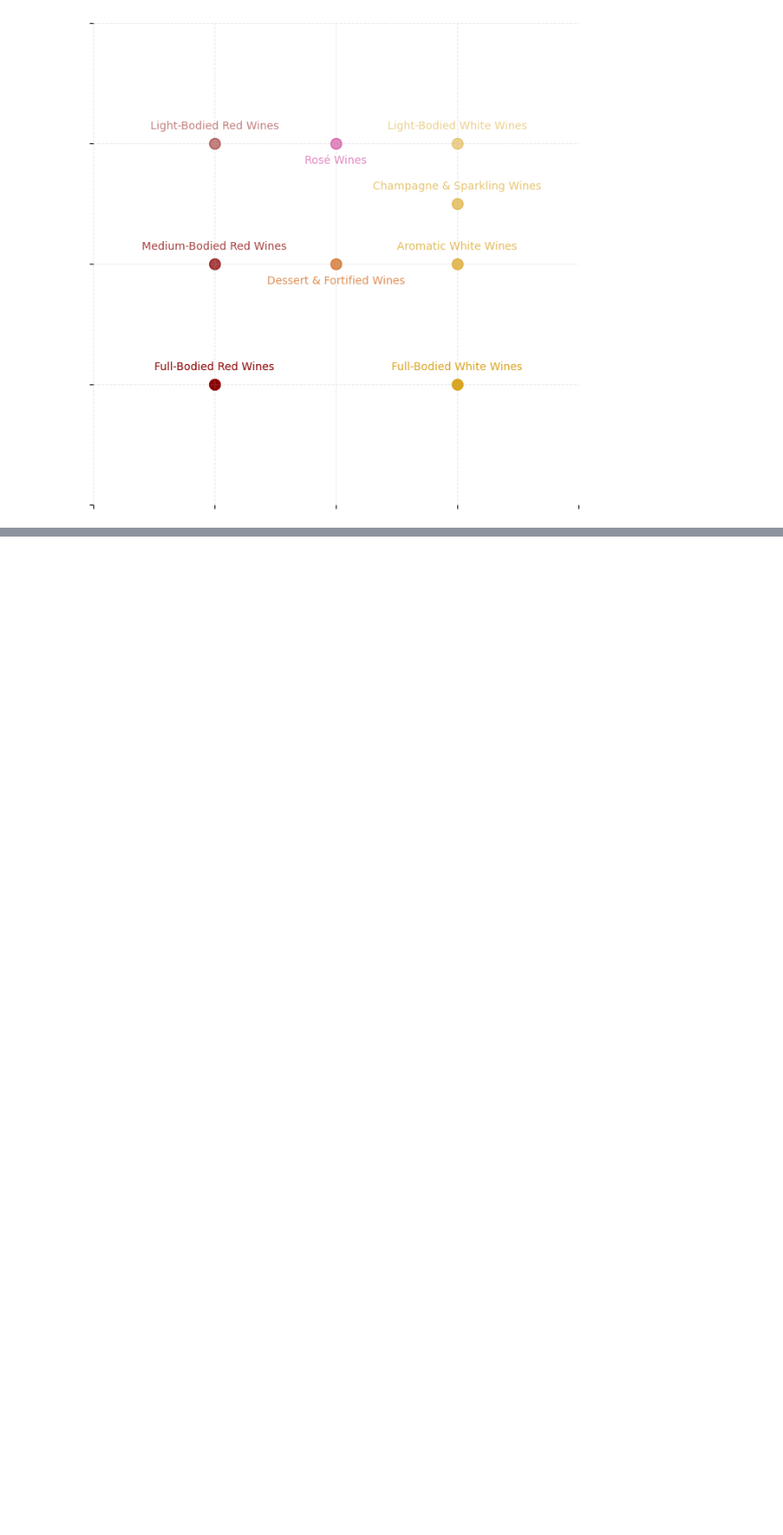
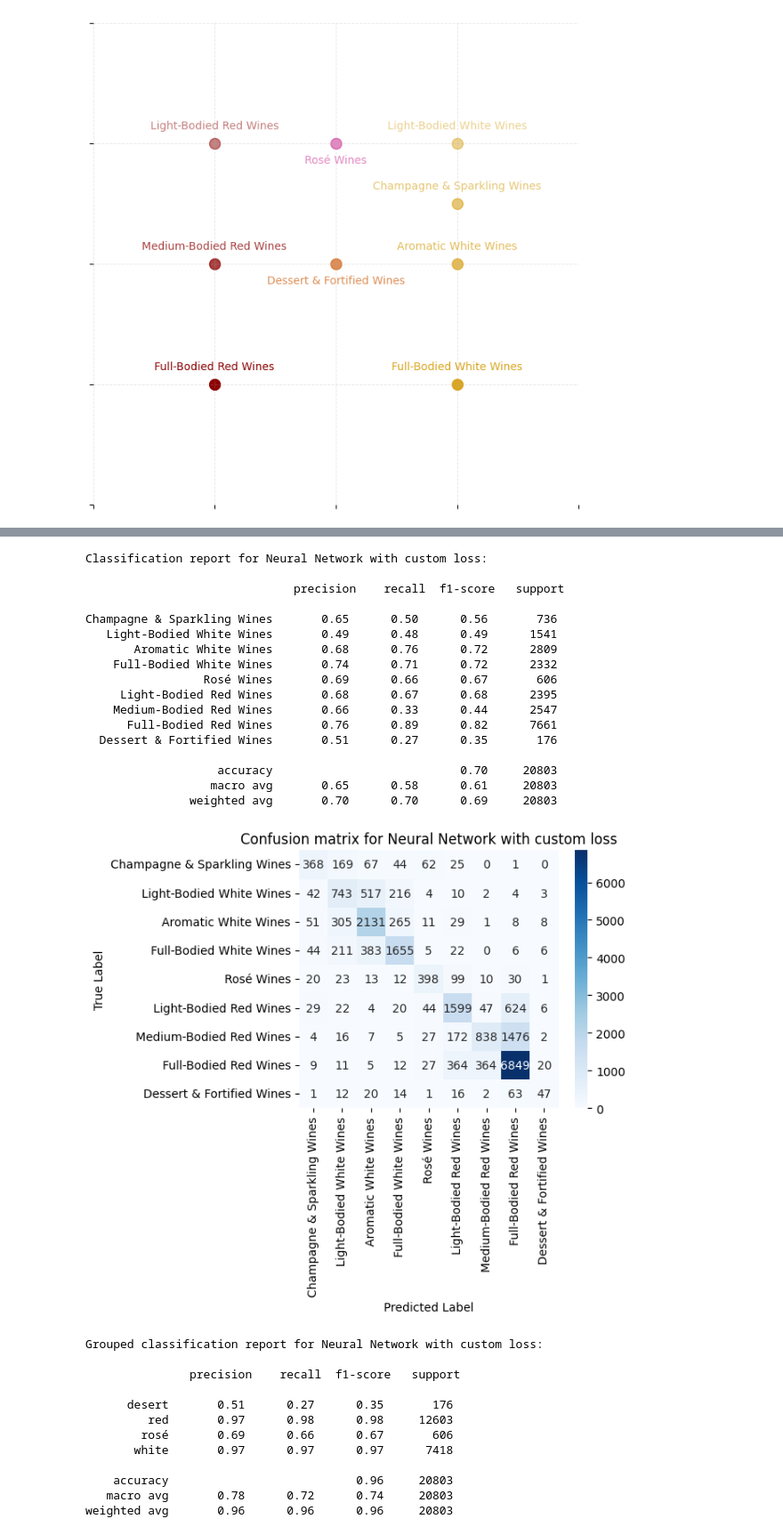
Before and after one commit to isidora00/ML_StudyBuddy, a Jupyter notebook: 03_Wine_Sensory_Properties_Classification.ipynb, the cells around one changed output, grey strips where cells are left out. Shown at 89% size. Cells and saved outputs as stored; diff of their text form; code cells hidden in the pictures; blank space fills up the shorter version.

```diff
--- a/03_Wine_Sensory_Properties_Classification.ipynb
+++ b/03_Wine_Sensory_Properties_Classification.ipynb
@@ -692,2 +744,2 @@ plt.show()
 # %%
-X_train_train_emb,X_train_val_emb, y_train_train_emb, y_train_val_emb = train_test_split(embeddings, y_train_subset, test_size=0.2, random_state=42, stratify=y_train_subset)
+X_train_train, X_train_val, y_train_train, y_train_val = train_test_split(tfidf_train_vectors, y_train, test_size=0.2, random_state=42,stratify=y_train)
@@ -740,0 +746,12 @@ weighted avg       0.92      0.90      0.91       200
+# %%
+vectors = np.array(list(means_3d.values()))
+
+magnitudes = np.linalg.norm(vectors, axis=1)
+max_magnitude = np.max(magnitudes)
+scale_factor = 1 / max_magnitude
+scaled_vectors = vectors * scale_factor
+
+scaled_means_3d = {key: scaled_vectors[i].tolist() for i, key in enumerate(means_3d)}
+
+for wine, vector in scaled_means_3d.items():
+    print(f"{wine}: {vector}")
@@ -740,0 +905,60 @@ weighted avg       0.92      0.90      0.91       200
+# %%
+def generate_predictions(model, data_loader, means_3d):
+    model.eval()
+    all_preds = []
+    all_true = []
+    means_3d_tensor = torch.tensor(np.array(list(means_3d.values())), dtype=torch.float32).to(device)
+    wine_names = list(means_3d.keys())
+
+    with torch.no_grad():
+        for batch_X, batch_y in data_loader:
+            batch_X, batch_y = batch_X.to(device), batch_y.to(device)
+            outputs = model(batch_X)
+
+            distances = torch.cdist(outputs, means_3d_tensor)
+            predicted_indices = torch.argmin(distances, dim=1)  # Find the closest category
+
+            predicted_wine_names = [wine_names[i] for i in predicted_indices.cpu().numpy()]
+            all_preds.extend(predicted_wine_names)
+
+            true_indices = [np.argmin(np.linalg.norm(means_3d_tensor.cpu().numpy() - y_true, axis=1)) for y_true in batch_y.cpu().numpy()]
+            true_wine_names = [wine_names[i] for i in true_indices]
+            all_true.extend(true_wine_names)
+
+    return all_true, all_preds
+
+true_values, pred_values = generate_predictions(model, val_loader, scaled_means_3d)
+
+print_report(true_values, pred_values, "Neural Network with custom loss")
+print_grouped_report(true_values, pred_values, "Neural Network with custom loss")
+# %% [output]
+Classification report for Neural Network with custom loss:
+
+                              precision    recall  f1-score   support
+
+Champagne & Sparkling Wines       0.65      0.50      0.56       736
+   Light-Bodied White Wines       0.49      0.48      0.49      1541
+       Aromatic White Wines       0.68      0.76      0.72      2809
+    Full-Bodied White Wines       0.74      0.71      0.72      2332
+                 Rosé Wines       0.69      0.66      0.67       606
+     Light-Bodied Red Wines       0.68      0.67      0.68      2395
+    Medium-Bodied Red Wines       0.66      0.33      0.44      2547
+      Full-Bodied Red Wines       0.76      0.89      0.82      7661
+  Dessert & Fortified Wines       0.51      0.27      0.35       176
+
+                   accuracy                           0.70     20803
+                  macro avg       0.65      0.58      0.61     20803
+               weighted avg       0.70      0.70      0.69     20803
+[figure, added]
+Grouped classification report for Neural Network with custom loss:
+
+               precision    recall  f1-score   support
+
+      desert       0.51      0.27      0.35       176
+         red       0.97      0.98      0.98     12603
+        rosé       0.69      0.66      0.67       606
+       white       0.97      0.97      0.97      7418
+
+    accuracy                           0.96     20803
+   macro avg       0.78      0.72      0.74     20803
+weighted avg       0.96      0.96      0.96     20803
```
Also changed, not shown: parts of 13 cells of this notebook.
